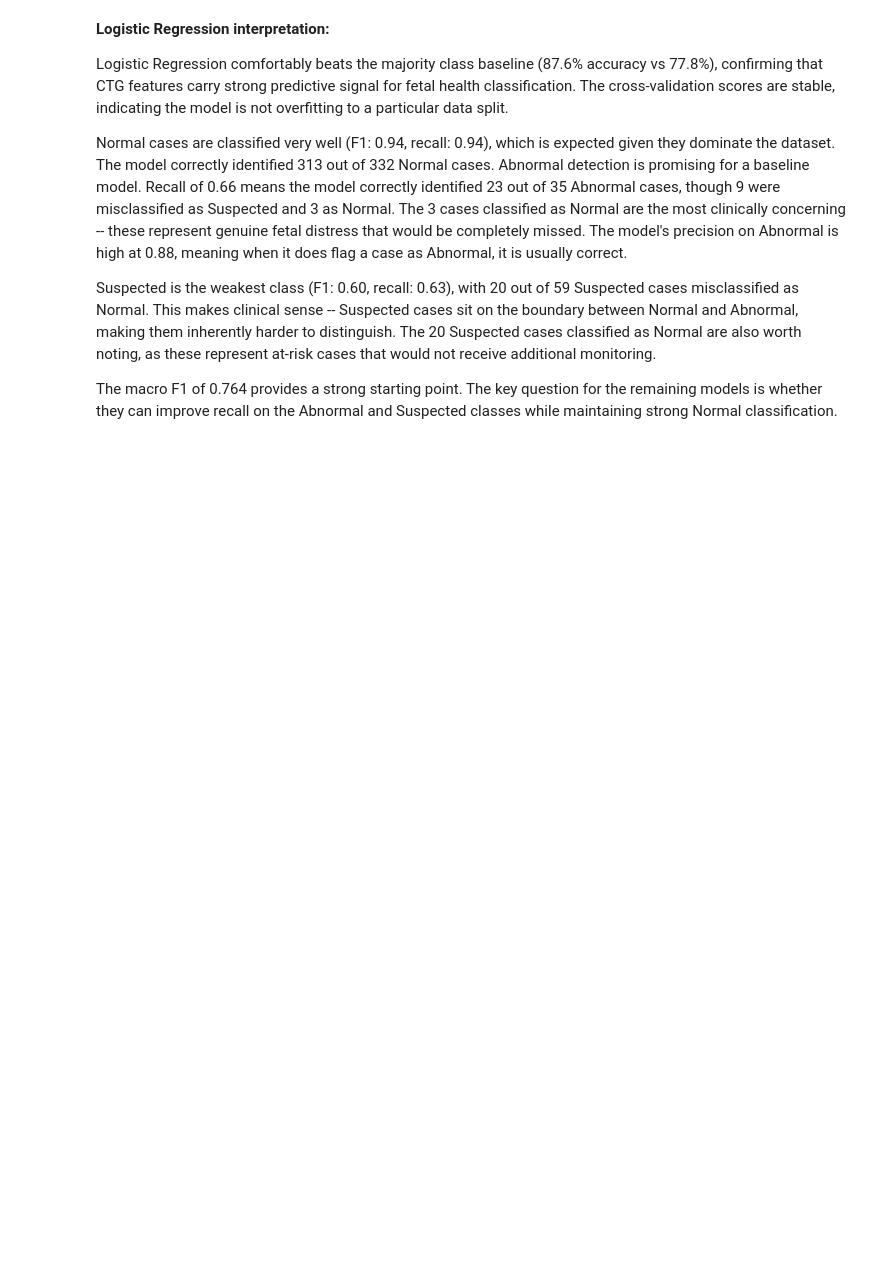
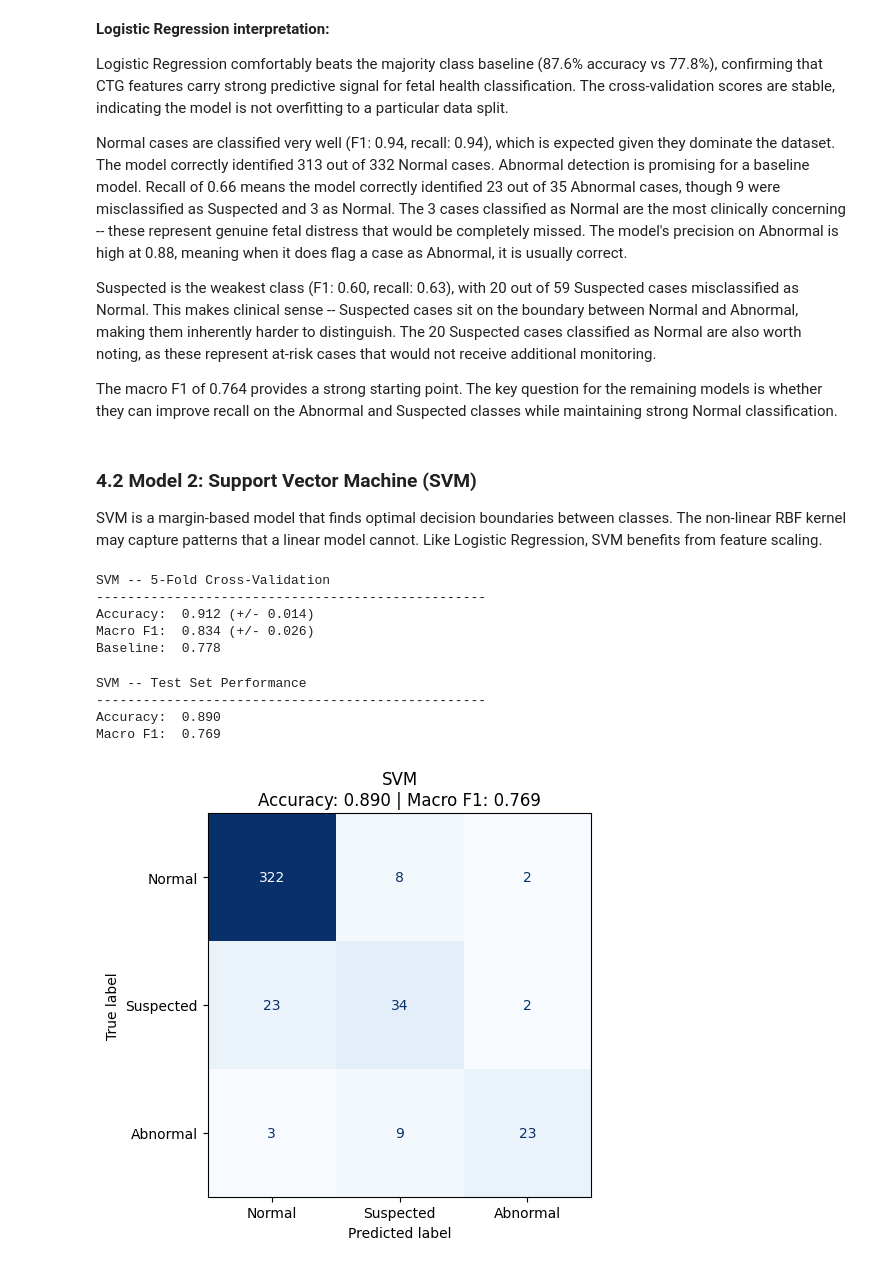
Before and after one commit to mkxangie/fetal_health_project_phase5, a Jupyter notebook: fetal_health_classification.ipynb, the cells around one changed output. Cells and saved outputs as stored; diff of their text form; code cells hidden in the pictures; blank space fills up the shorter version.

Commit message:
SVM MODEL

```diff
--- a/fetal_health_classification.ipynb
+++ b/fetal_health_classification.ipynb
@@ -430,3 +433,7 @@ Abnormal detection is promising for a baseline model. Recall of 0.66 means the m
 Suspected is the weakest class (F1: 0.60, recall: 0.63), with 20 out of 59 Suspected cases misclassified as Normal. This makes clinical sense -- Suspected cases sit on the boundary between Normal and Abnormal, making them inherently harder to distinguish. The 20 Suspected cases classified as Normal are also worth noting, as these represent at-risk cases that would not receive additional monitoring.
 
 The macro F1 of 0.764 provides a strong starting point. The key question for the remaining models is whether they can improve recall on the Abnormal and Suspected classes while maintaining strong Normal classification.
+# %% [markdown]
+### 4.2 Model 2: Support Vector Machine (SVM)
+
+SVM is a margin-based model that finds optimal decision boundaries between classes. The non-linear RBF kernel may capture patterns that a linear model cannot. Like Logistic Regression, SVM benefits from feature scaling.
@@ -432,0 +442,56 @@ The macro F1 of 0.764 provides a strong starting point. The key question for the
+# %%
+# Train SVM
+svm_model = SVC(kernel='rbf', random_state=42)
+
+# 5-fold cross-validation
+svm_cv_acc = cross_val_score(svm_model, X_train_scaled, y_train, cv=cv, scoring='accuracy')
+svm_cv_f1 = cross_val_score(svm_model, X_train_scaled, y_train, cv=cv, scoring='f1_macro')
+
+print("SVM -- 5-Fold Cross-Validation")
+print("-" * 50)
+print(f"Accuracy:  {svm_cv_acc.mean():.3f} (+/- {svm_cv_acc.std():.3f})")
+print(f"Macro F1:  {svm_cv_f1.mean():.3f} (+/- {svm_cv_f1.std():.3f})")
+print(f"Baseline:  {majority_pct:.3f}")
+# %% [output]
+SVM -- 5-Fold Cross-Validation
+--------------------------------------------------
+Accuracy:  0.912 (+/- 0.014)
+Macro F1:  0.834 (+/- 0.026)
+Baseline:  0.778
+# %%
+# Fit on full training set and evaluate on test set
+svm_model.fit(X_train_scaled, y_train)
+svm_preds = svm_model.predict(X_test_scaled)
+
+svm_acc = accuracy_score(y_test, svm_preds)
+svm_f1 = f1_score(y_test, svm_preds, average='macro')
+
+print("SVM -- Test Set Performance")
+print("-" * 50)
+print(f"Accuracy:  {svm_acc:.3f}")
+print(f"Macro F1:  {svm_f1:.3f}")
+
+all_results['SVM'] = {
+    'model': svm_model,
+    'y_pred': svm_preds,
+    'accuracy': svm_acc,
+    'macro_f1': svm_f1,
+    'cv_acc': svm_cv_acc.mean(),
+    'cv_f1': svm_cv_f1.mean()
+}
+# %% [output]
+SVM -- Test Set Performance
+--------------------------------------------------
+Accuracy:  0.890
+Macro F1:  0.769
+# %%
+# Confusion matrix
+fig, ax = plt.subplots(figsize=(6, 5))
+cm = confusion_matrix(y_test, svm_preds)
+disp = ConfusionMatrixDisplay(cm, display_labels=class_names)
+disp.plot(ax=ax, cmap='Blues', colorbar=False)
+ax.set_title(f'SVM\nAccuracy: {svm_acc:.3f} | Macro F1: {svm_f1:.3f}')
+plt.tight_layout()
+plt.show()
+# %% [output]
+[figure, added]
```
Also changed, not shown: parts of 7 cells of this notebook.
